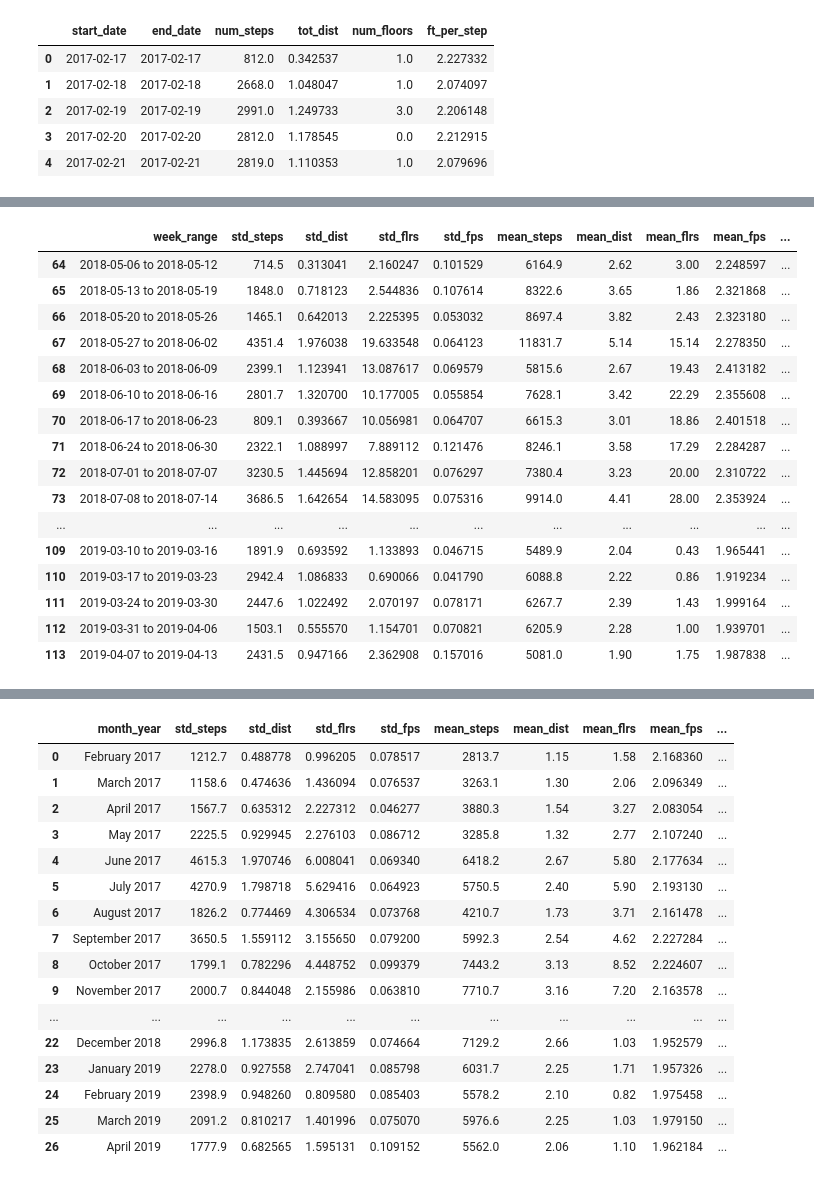
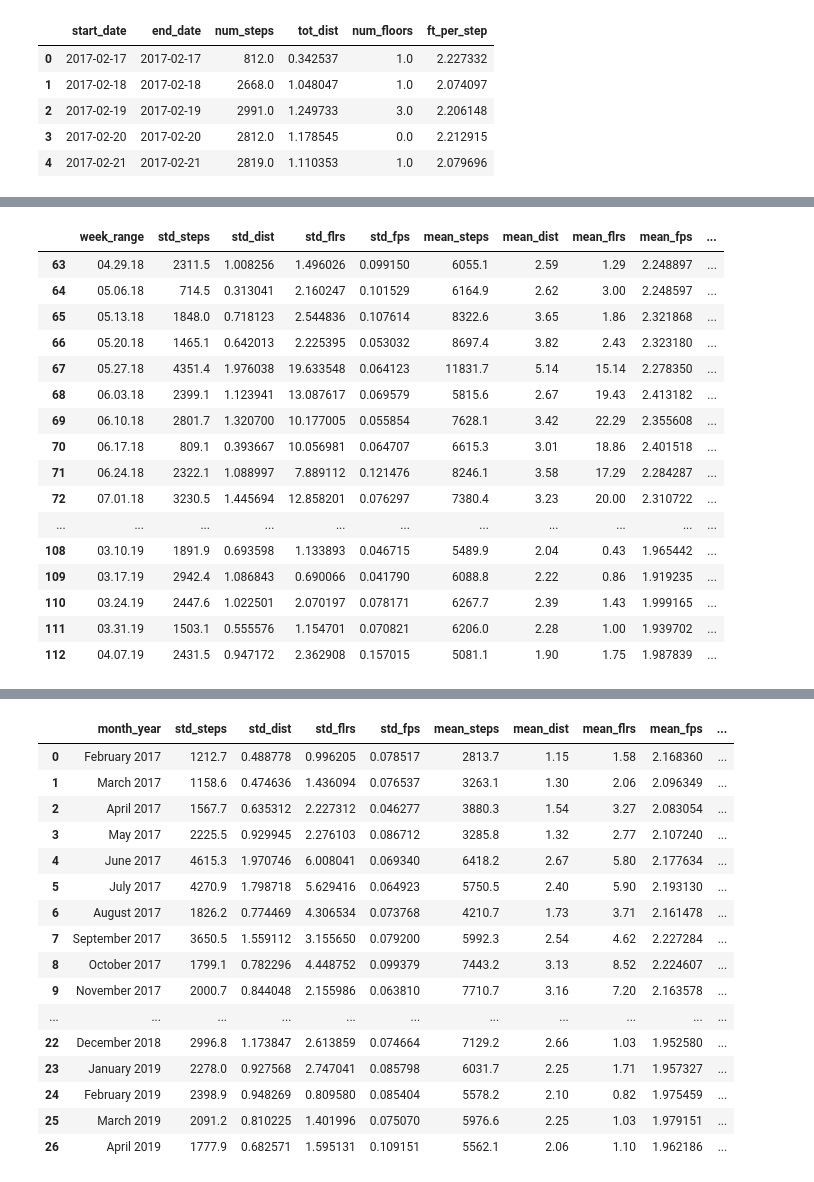
Before and after one commit to Data-is-life/Steps_Analysis, a Jupyter notebook: src/testing_dist_and_steps_funcs.ipynb, the cells around one changed output, grey strips where cells are left out. Drawn from its saved outputs; the diff is of its cells as text; code cells hidden in the pictures.

Commit message:
fixed graphs and weeks

```diff
--- a/src/testing_dist_and_steps_funcs.ipynb
+++ b/src/testing_dist_and_steps_funcs.ipynb
@@ -254,0 +23,8 @@ NameError: name 'get_weeks_dates' is not defined
+# %%
+Msw = MainStats(combined_df, 'week', 'distance')
+week_df = Msw.custom_stats()
+week_df.dropna(inplace=True)
+week_df.sort_values(by=['week_range'], inplace=True)
+week_df.loc[:, 'week_range'] = week_df['week_range'].str.replace('201', '1').str.replace(' to ', '-')
+week_df.loc[:, 'week_range'] = week_df['week_range'].str.split('-')
+week_df.loc[:, 'week_range'] = week_df['week_range'].apply(lambda x: f'{x[1]}.{x[2]}.{x[0]}')
@@ -255,42 +55,36 @@ NameError: name 'get_weeks_dates' is not defined
 # %%
-week_df = get_stats_day_week_month(combined_df, 'week', 'steps')
-week_df.dropna(inplace=True)
-week_df.sort_values(by=['week_range'], inplace=True)
-# week_df.loc[:, 'week_range'] = week_df['week_range'].str.replace('201', '1').str.replace(' to ', '-')
-# week_df.loc[:, 'week_range'] = week_df['week_range'].str.split('-')
-# week_df.loc[:, 'week_range'] = week_df['week_range'].apply(lambda x: f'{x[1]}.{x[2]}.{x[0]}')
 smx = week_df.steps_score.max()
 dmx = week_df.dist_score.max()
 fmx = week_df.floors_score.max()
 week_df.loc[:, 'steps_score'] = (week_df.steps_score / smx) * 100
 week_df.loc[:, 'dist_score'] = (week_df.dist_score / dmx) * 100
 week_df.loc[:, 'floors_score'] = (week_df.floors_score / fmx) * 100
 for col in week_df.columns:
     if 'step' in col or 'score' in col:
         week_df.loc[:, col] = round(week_df[col], 1)
 week_df.reset_index(inplace=True)
 week_df.drop(columns=['index'], inplace=True)
 week_df.loc[:, 'mean_dist'] = round(week_df['mean_dist'], 2)
 week_df.loc[:, 'mean_flrs'] = round(week_df['mean_flrs'], 2)
 week_df.tail(50)
 # %% [output]
 |  | week_range | std_steps | std_dist | std_flrs | std_fps | mean_steps | mean_dist | mean_flrs | mean_fps | ... |
-| 64 | 2018-05-06 to 2018-05-12 | 714.5 | 0.313041 | 2.160247 | 0.101529 | 6164.9 | 2.62 | 3.00 | 2.248597 | ... |
-| 65 | 2018-05-13 to 2018-05-19 | 1848.0 | 0.718123 | 2.544836 | 0.107614 | 8322.6 | 3.65 | 1.86 | 2.321868 | ... |
-| 66 | 2018-05-20 to 2018-05-26 | 1465.1 | 0.642013 | 2.225395 | 0.053032 | 8697.4 | 3.82 | 2.43 | 2.323180 | ... |
-| 67 | 2018-05-27 to 2018-06-02 | 4351.4 | 1.976038 | 19.633548 | 0.064123 | 11831.7 | 5.14 | 15.14 | 2.278350 | ... |
-| 68 | 2018-06-03 to 2018-06-09 | 2399.1 | 1.123941 | 13.087617 | 0.069579 | 5815.6 | 2.67 | 19.43 | 2.413182 | ... |
-| 69 | 2018-06-10 to 2018-06-16 | 2801.7 | 1.320700 | 10.177005 | 0.055854 | 7628.1 | 3.42 | 22.29 | 2.355608 | ... |
-| 70 | 2018-06-17 to 2018-06-23 | 809.1 | 0.393667 | 10.056981 | 0.064707 | 6615.3 | 3.01 | 18.86 | 2.401518 | ... |
-| 71 | 2018-06-24 to 2018-06-30 | 2322.1 | 1.088997 | 7.889112 | 0.121476 | 8246.1 | 3.58 | 17.29 | 2.284287 | ... |
-| 72 | 2018-07-01 to 2018-07-07 | 3230.5 | 1.445694 | 12.858201 | 0.076297 | 7380.4 | 3.23 | 20.00 | 2.310722 | ... |
-| 73 | 2018-07-08 to 2018-07-14 | 3686.5 | 1.642654 | 14.583095 | 0.075316 | 9914.0 | 4.41 | 28.00 | 2.353924 | ... |
+| 63 | 04.29.18 | 2311.5 | 1.008256 | 1.496026 | 0.099150 | 6055.1 | 2.59 | 1.29 | 2.248897 | ... |
+| 64 | 05.06.18 | 714.5 | 0.313041 | 2.160247 | 0.101529 | 6164.9 | 2.62 | 3.00 | 2.248597 | ... |
+| 65 | 05.13.18 | 1848.0 | 0.718123 | 2.544836 | 0.107614 | 8322.6 | 3.65 | 1.86 | 2.321868 | ... |
+| 66 | 05.20.18 | 1465.1 | 0.642013 | 2.225395 | 0.053032 | 8697.4 | 3.82 | 2.43 | 2.323180 | ... |
+| 67 | 05.27.18 | 4351.4 | 1.976038 | 19.633548 | 0.064123 | 11831.7 | 5.14 | 15.14 | 2.278350 | ... |
+| 68 | 06.03.18 | 2399.1 | 1.123941 | 13.087617 | 0.069579 | 5815.6 | 2.67 | 19.43 | 2.413182 | ... |
+| 69 | 06.10.18 | 2801.7 | 1.320700 | 10.177005 | 0.055854 | 7628.1 | 3.42 | 22.29 | 2.355608 | ... |
+| 70 | 06.17.18 | 809.1 | 0.393667 | 10.056981 | 0.064707 | 6615.3 | 3.01 | 18.86 | 2.401518 | ... |
+| 71 | 06.24.18 | 2322.1 | 1.088997 | 7.889112 | 0.121476 | 8246.1 | 3.58 | 17.29 | 2.284287 | ... |
+| 72 | 07.01.18 | 3230.5 | 1.445694 | 12.858201 | 0.076297 | 7380.4 | 3.23 | 20.00 | 2.310722 | ... |
 | ... | ... | ... | ... | ... | ... | ... | ... | ... | ... | ... |
-| 109 | 2019-03-10 to 2019-03-16 | 1891.9 | 0.693592 | 1.133893 | 0.046715 | 5489.9 | 2.04 | 0.43 | 1.965441 | ... |
-| 110 | 2019-03-17 to 2019-03-23 | 2942.4 | 1.086833 | 0.690066 | 0.041790 | 6088.8 | 2.22 | 0.86 | 1.919234 | ... |
-| 111 | 2019-03-24 to 2019-03-30 | 2447.6 | 1.022492 | 2.070197 | 0.078171 | 6267.7 | 2.39 | 1.43 | 1.999164 | ... |
-| 112 | 2019-03-31 to 2019-04-06 | 1503.1 | 0.555570 | 1.154701 | 0.070821 | 6205.9 | 2.28 | 1.00 | 1.939701 | ... |
-| 113 | 2019-04-07 to 2019-04-13 | 2431.5 | 0.947166 | 2.362908 | 0.157016 | 5081.0 | 1.90 | 1.75 | 1.987838 | ... |
+| 108 | 03.10.19 | 1891.9 | 0.693598 | 1.133893 | 0.046715 | 5489.9 | 2.04 | 0.43 | 1.965442 | ... |
+| 109 | 03.17.19 | 2942.4 | 1.086843 | 0.690066 | 0.041790 | 6088.8 | 2.22 | 0.86 | 1.919235 | ... |
+| 110 | 03.24.19 | 2447.6 | 1.022501 | 2.070197 | 0.078171 | 6267.7 | 2.39 | 1.43 | 1.999165 | ... |
+| 111 | 03.31.19 | 1503.1 | 0.555576 | 1.154701 | 0.070821 | 6206.0 | 2.28 | 1.00 | 1.939702 | ... |
+| 112 | 04.07.19 | 2431.5 | 0.947172 | 2.362908 | 0.157015 | 5081.1 | 1.90 | 1.75 | 1.987839 | ... |
 # %%
 b_ws = go.Bar(x=week_df.week_range, y=week_df.mean_steps,
               name='Daily Average Steps', yaxis='y1')
@@ -359,11 +153,6 @@ iplot(fig)
 # %% [output]
 [interactive output not drawn]
 # %%
-month_df = get_stats_day_week_month(combined_df, 'month', 'steps')
-month_df.dropna(inplace=True)
-month_df.loc[:, 'month_year'] = pd.to_datetime(month_df.month_year, infer_datetime_format=False)
-month_df.sort_values(by=['month_year'], inplace=True)
-month_df.loc[:, 'month_year'] = month_df.month_year.dt.strftime('%B %Y')
 smx = month_df.steps_score.max()
 dmx = month_df.dist_score.max()
 fmx = month_df.floors_score.max()
@@ -391,11 +180,11 @@ month_df
 | 8 | October 2017 | 1799.1 | 0.782296 | 4.448752 | 0.099379 | 7443.2 | 3.13 | 8.52 | 2.224607 | ... |
 | 9 | November 2017 | 2000.7 | 0.844048 | 2.155986 | 0.063810 | 7710.7 | 3.16 | 7.20 | 2.163578 | ... |
 | ... | ... | ... | ... | ... | ... | ... | ... | ... | ... | ... |
-| 22 | December 2018 | 2996.8 | 1.173835 | 2.613859 | 0.074664 | 7129.2 | 2.66 | 1.03 | 1.952579 | ... |
-| 23 | January 2019 | 2278.0 | 0.927558 | 2.747041 | 0.085798 | 6031.7 | 2.25 | 1.71 | 1.957326 | ... |
-| 24 | February 2019 | 2398.9 | 0.948260 | 0.809580 | 0.085403 | 5578.2 | 2.10 | 0.82 | 1.975458 | ... |
-| 25 | March 2019 | 2091.2 | 0.810217 | 1.401996 | 0.075070 | 5976.6 | 2.25 | 1.03 | 1.979150 | ... |
-| 26 | April 2019 | 1777.9 | 0.682565 | 1.595131 | 0.109152 | 5562.0 | 2.06 | 1.10 | 1.962184 | ... |
+| 22 | December 2018 | 2996.8 | 1.173847 | 2.613859 | 0.074664 | 7129.2 | 2.66 | 1.03 | 1.952580 | ... |
+| 23 | January 2019 | 2278.0 | 0.927568 | 2.747041 | 0.085798 | 6031.7 | 2.25 | 1.71 | 1.957327 | ... |
+| 24 | February 2019 | 2398.9 | 0.948269 | 0.809580 | 0.085404 | 5578.2 | 2.10 | 0.82 | 1.975459 | ... |
+| 25 | March 2019 | 2091.2 | 0.810225 | 1.401996 | 0.075070 | 5976.6 | 2.25 | 1.03 | 1.979151 | ... |
+| 26 | April 2019 | 1777.9 | 0.682571 | 1.595131 | 0.109151 | 5562.1 | 2.06 | 1.10 | 1.962186 | ... |
 # %%
 bars = go.Bar(x=month_df.month_year, y=month_df.mean_steps,
               name='Avg Steps', yaxis='y1')
```
Also changed, not shown: parts of 25 cells of this notebook, 2 other files.
